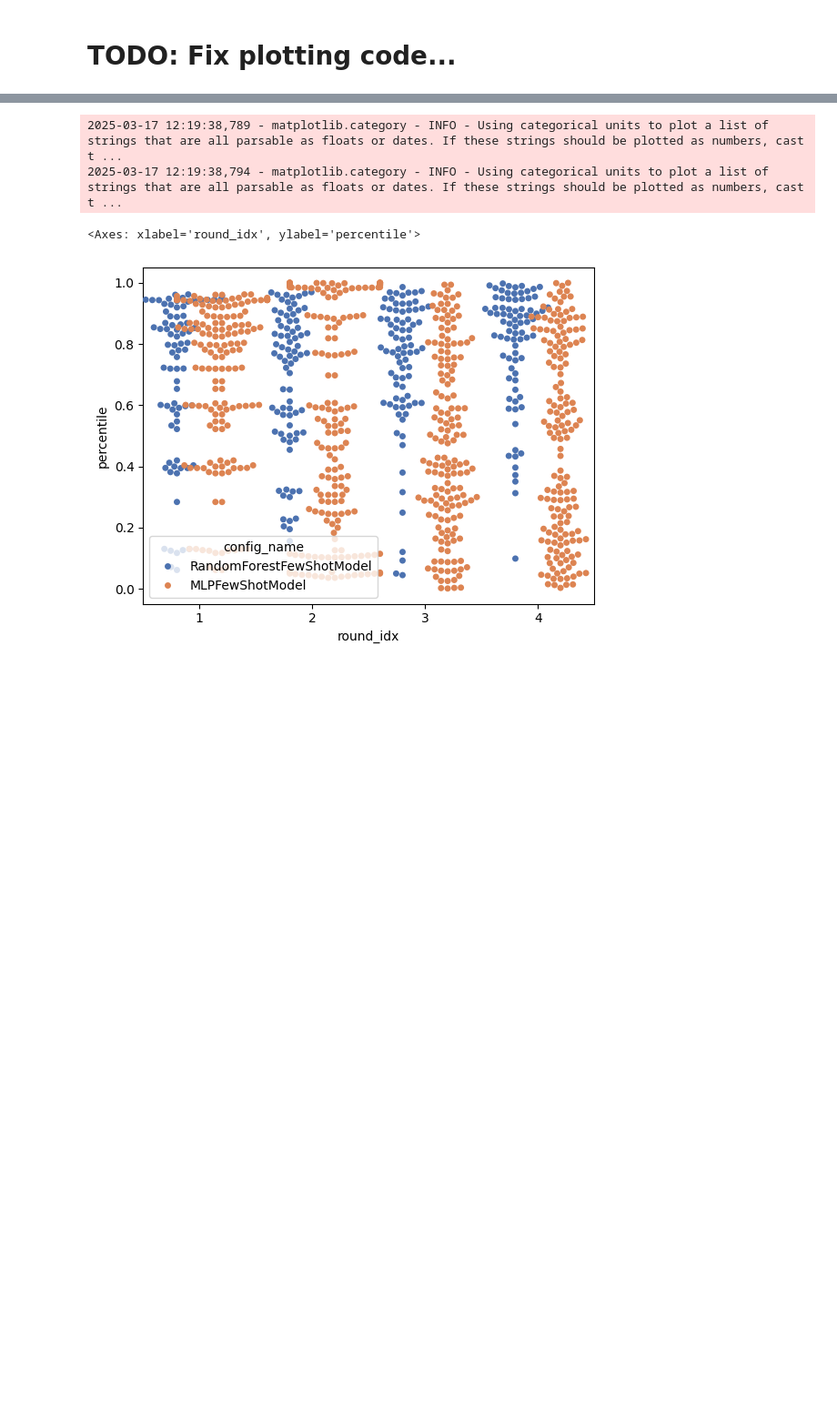
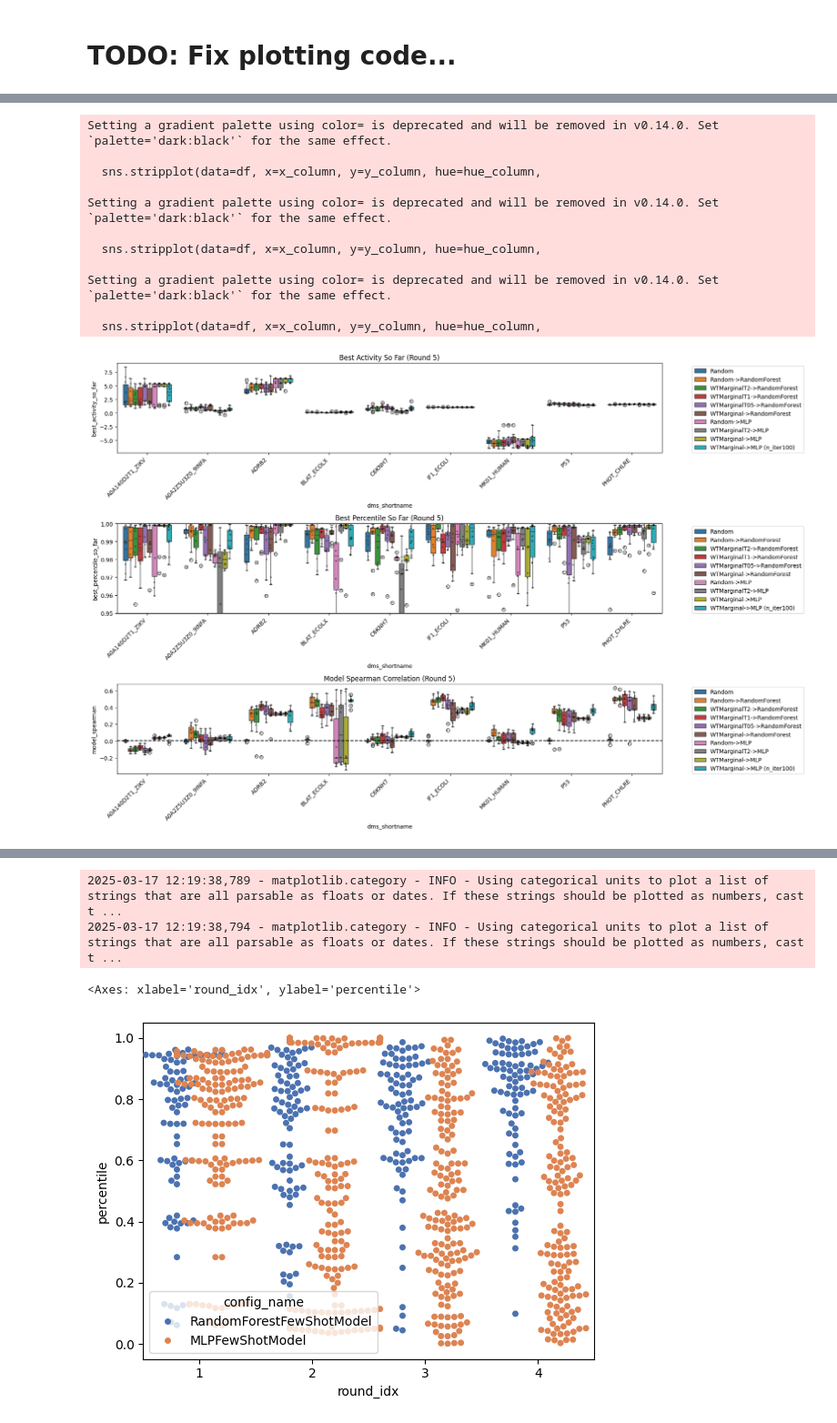
Before and after one commit to JBEI/foldy-internal, a Jupyter notebook: backend/src/notebooks/jacob/250315_test_folde_machinery.ipynb, the cells around one changed output, grey strips where cells are left out. Shown at 91% size. Drawn from its saved outputs; the diff is of its cells as text; code cells hidden in the pictures; blank space fills up the shorter version.

```diff
--- a/backend/src/notebooks/jacob/250315_test_folde_machinery.ipynb
+++ b/backend/src/notebooks/jacob/250315_test_folde_machinery.ipynb
@@ -269,0 +470,69 @@ results = simulate_campaign(
+# %%
+import matplotlib.pyplot as plt
+import seaborn as sns
+
+DMS_SHORTNAMES = {
+  'A0A140D2T1_ZIKV_Sourisseau_2019': "A0A140D2T1_ZIKV",
+  'A0A2Z5U3Z0_9INFA_Doud_2016': "A0A2Z5U3Z0_9INFA",
+  'ADRB2_HUMAN_Jones_2020': "ADRB2",
+  'BLAT_ECOLX_Stiffler_2015': "BLAT_ECOLX",
+  'C6KNH7_9INFA_Lee_2018': "C6KNH7",
+  'IF1_ECOLI_Kelsic_2016': "IF1_ECOLI",
+  'MK01_HUMAN_Brenan_2016': "MK01_HUMAN",
+  'P53_HUMAN_Giacomelli_2018_Null_Etoposide': "P53",
+  'PHOT_CHLRE_Chen_2023': "PHOT_CHLRE",
+}
+
+ROUND = 5
+
+single_round_df = round_metrics_df[round_metrics_df.round_num == ROUND].copy()
+single_round_df['dms_shortname'] = single_round_df.dms_id.apply(lambda x: DMS_SHORTNAMES.get(x))
+single_round_df['config_name'] = single_round_df.config_name.apply(lambda x: 'EvolvePro (ESMC300M)' if x == 'EvolvePro' else x)
+
+
+def plot_metric_panel(ax, df, y_column, x_column='dms_shortname', hue_column='config_name'):
+    # Create boxplot
+    sns.boxplot(data=df, x=x_column, y=y_column, hue=hue_column, ax=ax)
+
+    # Overlay stripplot with black dots
+    sns.stripplot(data=df, x=x_column, y=y_column, hue=hue_column,
+                 dodge=True, alpha=0.5, ax=ax, size=3, color='black', legend=False)
+
+    # Style the plot
+    ax.set_xticklabels(ax.get_xticklabels(), rotation=45, ha='right')
+    ax.legend(bbox_to_anchor=(1.05, 1), loc='upper left')
+
+# Set up the figure with three subplots
+fig, (ax1, ax2, ax3) = plt.subplots(3, 1, figsize=(18, 12), height_ratios=[1, 1, 1])
+fig.tight_layout(pad=3.0)
+
+# Top panel: best_activity_so_far
+plot_metric_panel(ax1, single_round_df, 'best_activity_so_far')
+ax1.set_title(f'Best Activity So Far (Round {ROUND})')
+
+# Middle panel: best_percentile_so_far
+plot_metric_panel(ax2, single_round_df, 'best_percentile_so_far')
+ax2.set_title(f'Best Percentile So Far (Round {ROUND})')
+ax2.set_ylim(0.95, 1.0)
+
+# Bottom panel: model_spearman
+plot_metric_panel(ax3, single_round_df, 'model_spearman')
+ax3.set_title(f'Model Spearman Correlation (Round {ROUND})')
+ax3.axhline(0.0, linestyle='--', color='k')
+
+# Adjust layout to prevent overlap
+plt.tight_layout()
+plt.show()
+# %% [output]
+Setting a gradient palette using color= is deprecated and will be removed in v0.14.0. Set `palette='dark:black'` for the same effect.
+
+  sns.stripplot(data=df, x=x_column, y=y_column, hue=hue_column,
+
+Setting a gradient palette using color= is deprecated and will be removed in v0.14.0. Set `palette='dark:black'` for the same effect.
+
+  sns.stripplot(data=df, x=x_column, y=y_column, hue=hue_column,
+
+Setting a gradient palette using color= is deprecated and will be removed in v0.14.0. Set `palette='dark:black'` for the same effect.
+
+  sns.stripplot(data=df, x=x_column, y=y_column, hue=hue_column,
+[figure, added]
```
Also changed, not shown: parts of 9 cells of this notebook, 7 other files.
